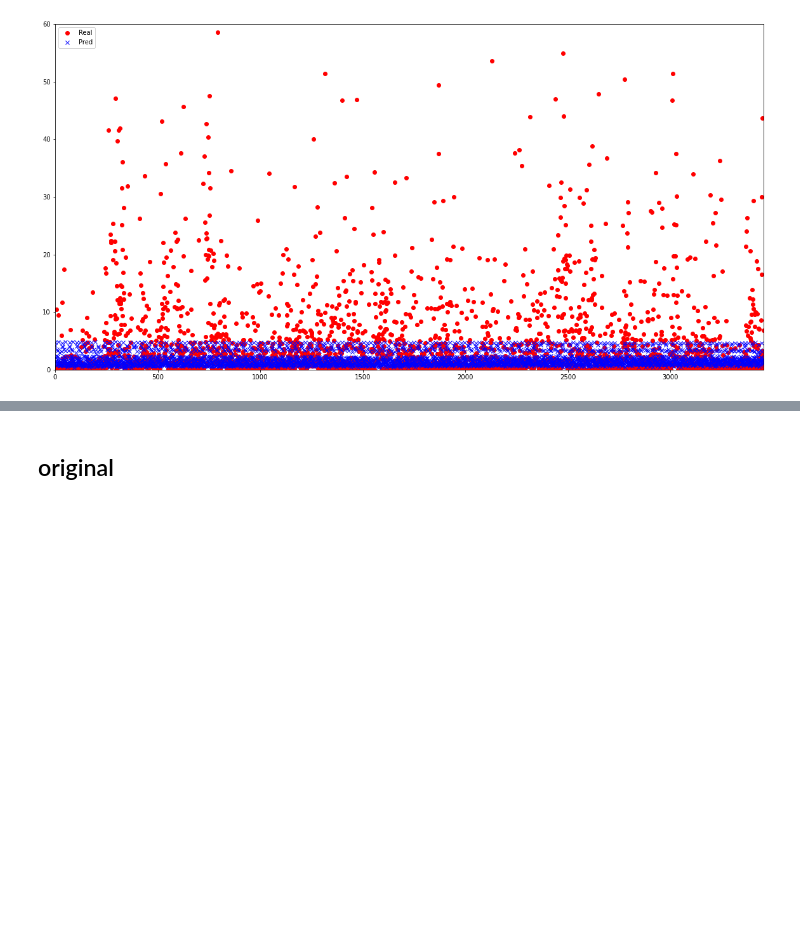
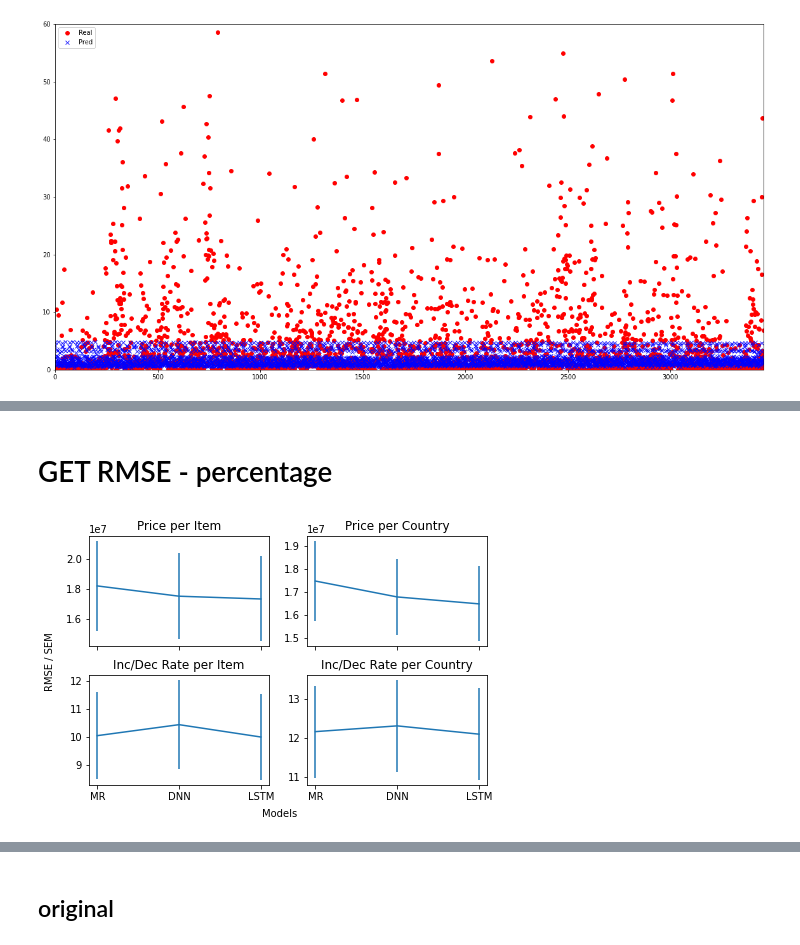
Before and after one commit to 201710757/kotra, a Jupyter notebook: total_ver.ipynb, the cells around one changed output, grey strips where cells are left out. Saved outputs shown, nothing was run; the diff lists cells and outputs as text; code cells hidden in the pictures; blank space fills up the shorter version.

Commit message:
graph add

```diff
--- a/total_ver.ipynb
+++ b/total_ver.ipynb
@@ -901,0 +1067,2 @@ plt.legend()
+# %% [markdown]
+# GET RMSE - percentage
@@ -901,0 +1110,11 @@ plt.legend()
+# %%
+loss_item.append(np.mean(rmse_list_item))
+std_item.append(np.mean(std_list_item))
+loss_country.append(np.mean(rmse_list_country))
+std_country.append(np.mean(std_list_country))
+
+
+loss_item_p.append(np.mean(rmse_list_item_p))
+std_item_p.append(np.mean(std_list_item_p))
+loss_country_p.append(np.mean(rmse_list_country_p))
+std_country_p.append(np.mean(std_list_country_p))
@@ -901,0 +1126,43 @@ plt.legend()
+# %%
+# initial
+init_flag = False
+
+if init_flag:
+    # price
+    loss_item = []
+    std_item = []
+    loss_country = []
+    std_country = []
+
+    # percentage
+    loss_item_p = []
+    std_item_p = []
+    loss_country_p = []
+    std_country_p = []
+
+    # line
+    line_loss_item = []
+    line_loss_country = []
+    line_loss_item_p = []
+    line_loss_country_p = []
+
+if not init_flag:
+    x = ['MR', 'DNN', 'LSTM']
+    fig, ax = plt.subplots(2,2, sharex=True, squeeze=True, constrained_layout=True)
+    ax[0][0].errorbar(x, loss_item, yerr=std_item)
+    ax[0][0].set_title('Price per Item')
+
+    ax[0][1].errorbar(x, loss_country, yerr=std_country)
+    ax[0][1].set_title('Price per Country')
+
+    ax[1][0].errorbar(x, loss_item_p, yerr=std_item_p)
+    ax[1][0].set_title('Inc/Dec Rate per Item')
+
+    ax[1][1].errorbar(x, loss_country_p, yerr=std_country_p)
+    ax[1][1].set_title('Inc/Dec Rate per Country')
+    fig.text(-0.03, 0.5, 'RMSE / SEM', ha='center', va='center', rotation='vertical')
+    fig.text(0.5, -0.03, 'Models', ha='center', va='center')
+
+    plt.show()
+# %% [output]
+[figure, added]
```
Also changed, not shown: parts of 25 cells of this notebook, 2 other files.
